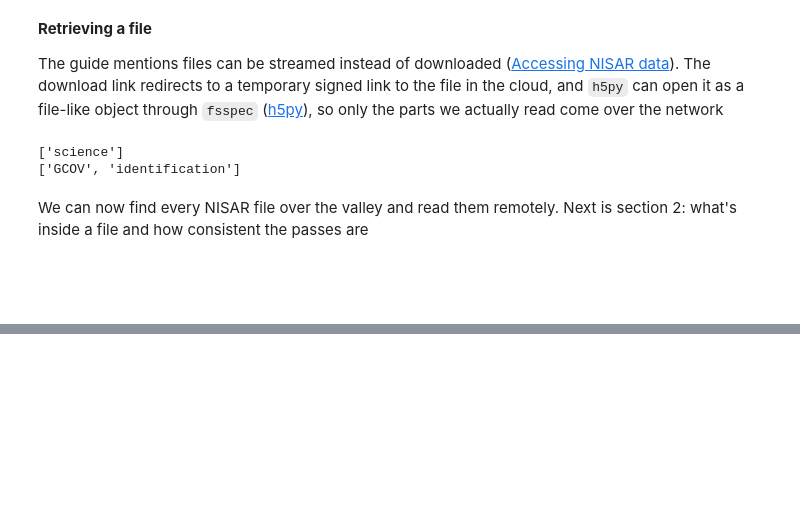
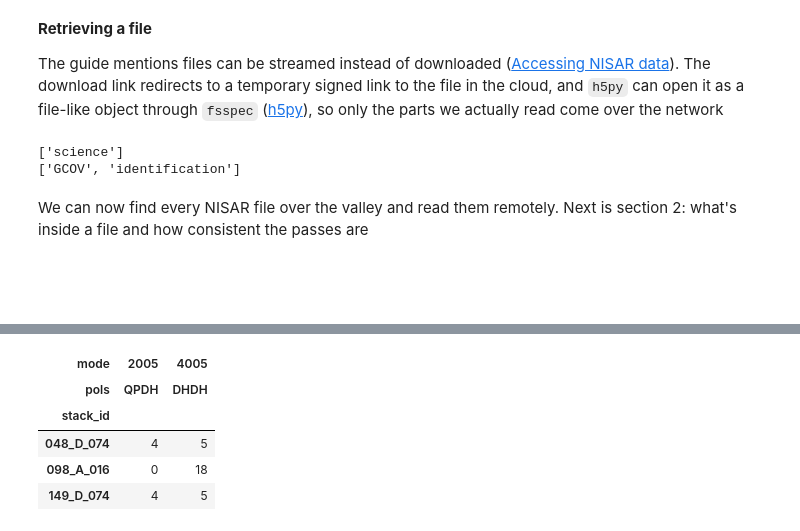
Before and after one commit to danesheppard/PanoptiCrew-NASA-Hackathon-2026, a Jupyter notebook: dataScience/notebooks/case1.ipynb, the cells around one changed output, grey strips where cells are left out. Drawn from its saved outputs; the diff is of its cells as text; code cells hidden in the pictures; blank space fills up the shorter version.

```diff
--- a/dataScience/notebooks/case1.ipynb
+++ b/dataScience/notebooks/case1.ipynb
@@ -260,0 +410,10 @@ We can now find every NISAR file over the valley and read them remotely. Next is
+# %%
+# how many passes each stack has, per mode
+pd.crosstab(passes.stack_id, [passes["mode"], passes.pols])
+# %% [output]
+| mode | 2005 | 4005 |
+| pols | QPDH | DHDH |
+| stack_id |  |  |
+| 048_D_074 | 4 | 5 |
+| 098_A_016 | 0 | 18 |
+| 149_D_074 | 4 | 5 |
```
Also changed, not shown: parts of 38 cells of this notebook.
